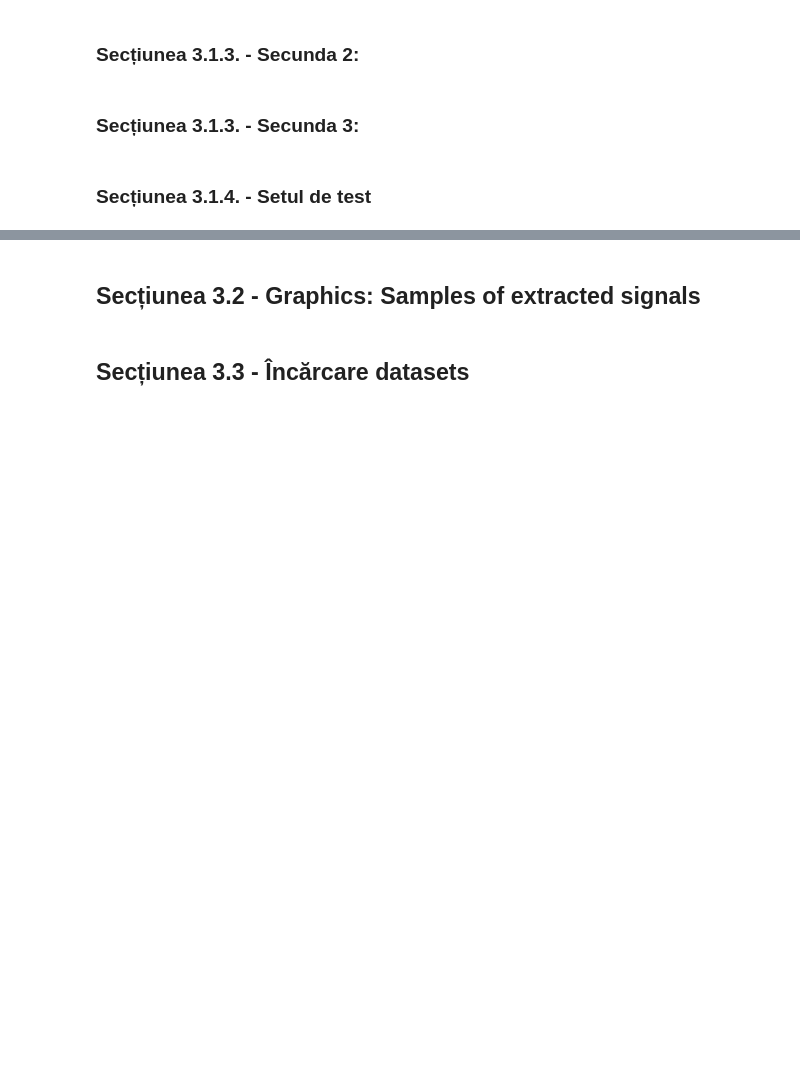
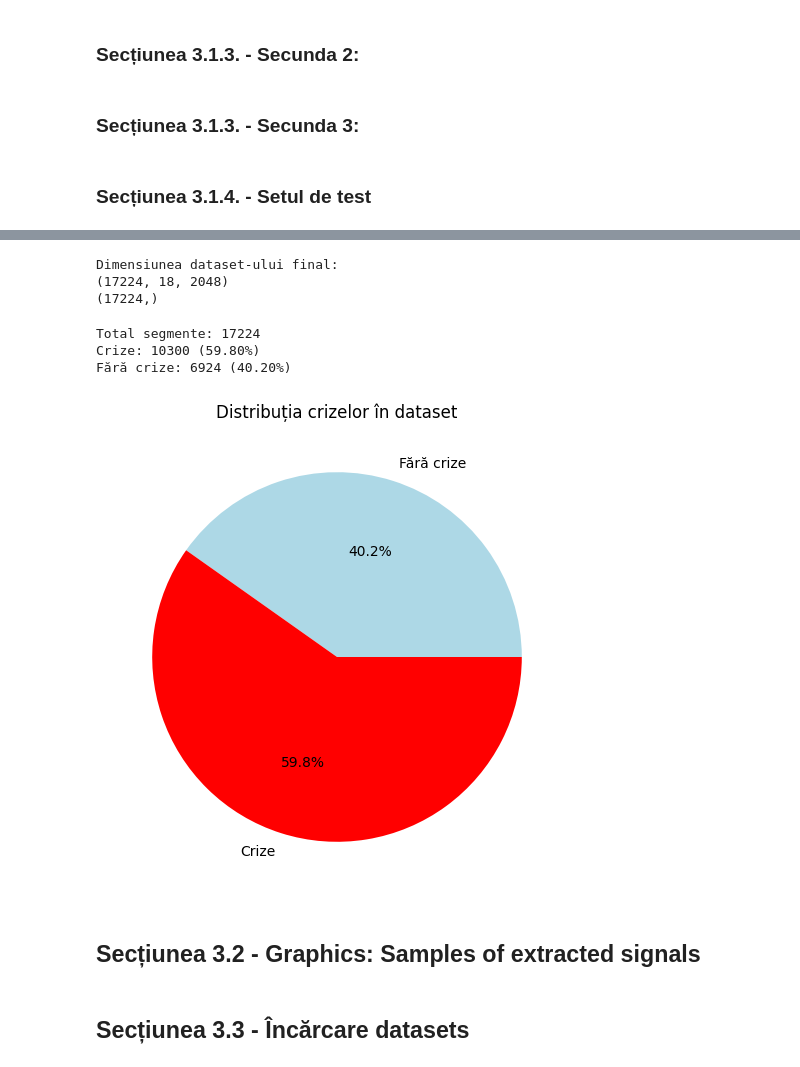
Before and after one commit to DDarriaA/Calculator, a Jupyter notebook: epileptic-seizure-recognition.ipynb, the cells around one changed output, grey strips where cells are left out. Drawn from its saved outputs; the diff is of its cells as text; code cells hidden in the pictures; blank space fills up the shorter version.

Commit message:
Kaggle Notebook | Epileptic seizure recognition | Version 54

```diff
--- a/epileptic-seizure-recognition.ipynb
+++ b/epileptic-seizure-recognition.ipynb
@@ -917,6 +939,77 @@ np.save('/kaggle/working/is_sz_all.npy', array_is_sz_all)
 print("Dimensiunea dataset-ului final:")
 print(array_signals_all.shape)
 print(array_is_sz_all.shape)
+# %%
+import numpy as np
+
+# Încărcarea seturilor de date
+array_signals_0 = np.load('/kaggle/input/eeg-seizure-dedtection-rs2023/signal_samples.npy')
+array_is_sz_0 = np.load('/kaggle/input/eeg-seizure-dedtection-rs2023/is_sz.npy')
+
+array_signals_1 = np.load('/kaggle/input/eeg-processed-samples-sec1/signal_samples_sec1.npy')
+array_is_sz_1 = np.load('/kaggle/input/eeg-processed-samples-sec1/is_sz_sec1.npy')
+
+array_signals_2 = np.load('/kaggle/input/eeg-processed-samples-sec2/signal_samples_sec2.npy')
+array_is_sz_2 = np.load('/kaggle/input/eeg-processed-samples-sec2/is_sz_sec2.npy')
+
+array_signals_3 = np.load('/kaggle/input/eeg-processed-samples-sec3/signal_samples_sec3.npy')
+array_is_sz_3 = np.load('/kaggle/input/eeg-processed-samples-sec3/is_sz_sec3.npy')
+
+# Filtrarea doar a segmentelor cu crize pentru secundele 1, 2 și 3
+array_signals_1_filtered = array_signals_1[array_is_sz_1]
+array_signals_2_filtered = array_signals_2[array_is_sz_2]
+array_signals_3_filtered = array_signals_3[array_is_sz_3]
+
+# Concatenarea datelor: toate ferestrele de la secunda 0 + doar cele cu crize de la secundele 1, 2 și 3
+array_signals_more_seizures = np.concatenate((array_signals_0, array_signals_1_filtered, array_signals_2_filtered, array_signals_3_filtered), axis=0)
+
+# Etichetele aferente
+array_is_sz_more_seizures = np.concatenate((array_is_sz_0, np.ones(array_signals_1_filtered.shape[0], dtype=bool), np.ones(array_signals_2_filtered.shape[0], dtype=bool), np.ones(array_signals_3_filtered.shape[0], dtype=bool)), axis=0)
+
+# Salvarea dataset-ului rezultat
+np.save('/kaggle/working/signal_samples_filtered.npy', array_signals_more_seizures)
+np.save('/kaggle/working/is_sz_filtered.npy', array_is_sz_more_seizures)
+
+# Verificare finală
+print("Dimensiunea dataset-ului final:")
+print(array_signals_more_seizures.shape)
+print(array_is_sz_more_seizures.shape)
+# %% [output]
+Dimensiunea dataset-ului final:
+(17224, 18, 2048)
+(17224,)
+# %%
+import numpy as np
+import matplotlib.pyplot as plt
+
+# Încărcarea etichetelor
+array_is_sz_all = np.load('/kaggle/working/is_sz_filtered.npy')
+
+# Calculul proporțiilor
+num_sz = np.sum(array_is_sz_all)  # Numărul de segmente cu crize
+num_total = array_is_sz_all.shape[0]  # Numărul total de segmente
+num_non_sz = num_total - num_sz  # Numărul de segmente fără crize
+
+# Afișarea rezultatelor
+print(f"Total segmente: {num_total}")
+print(f"Crize: {num_sz} ({num_sz / num_total:.2%})")
+print(f"Fără crize: {num_non_sz} ({num_non_sz / num_total:.2%})")
+
+#----------------------------------------------------------------------------------
+
+# Crearea unui grafic de distribuție
+labels = ['Fără crize', 'Crize']
+sizes = [num_non_sz, num_sz]
+
+plt.figure(figsize=(6,6))
+plt.pie(sizes, labels=labels, autopct='%1.1f%%', colors=['lightblue', 'red'])
+plt.title('Distribuția crizelor în dataset')
+plt.show()
+# %% [output]
+Total segmente: 17224
+Crize: 10300 (59.80%)
+Fără crize: 6924 (40.20%)
+[figure, added]
 # %% [markdown]
 ## Secțiunea 3.2 - Graphics: Samples of extracted signals
 # %%
```
Also changed, not shown: parts of 14 cells of this notebook.
